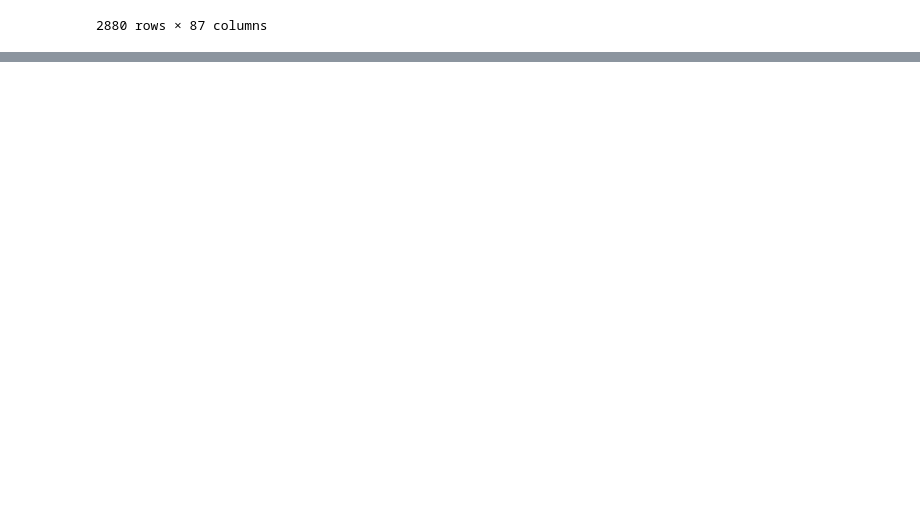
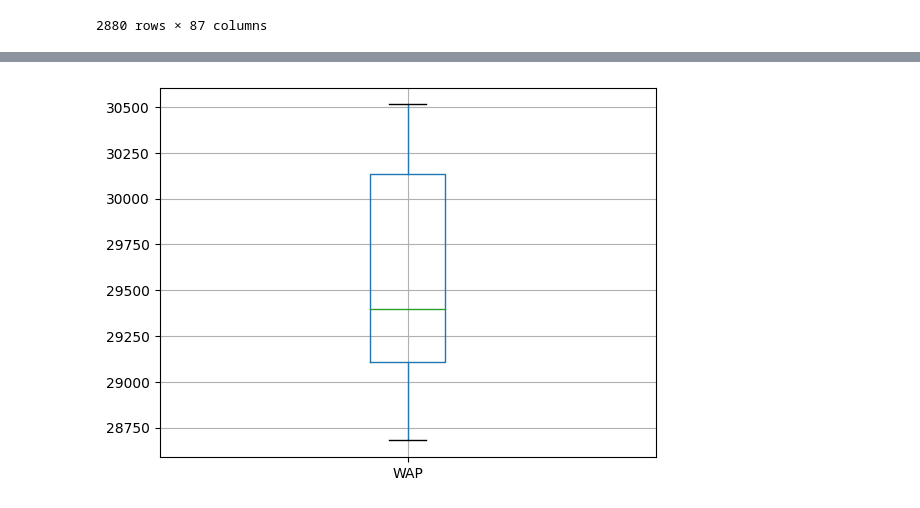
Before and after one commit to abefarkas/Thalassa_Regime_Classifier, a Jupyter notebook: Updated_Data.ipynb, the cells around one changed output, grey strips where cells are left out. Saved outputs shown, nothing was run; the diff lists cells and outputs as text; code cells hidden in the pictures; blank space fills up the shorter version.

```diff
--- a/Updated_Data.ipynb
+++ b/Updated_Data.ipynb
@@ -102,0 +169,4 @@ data
+# %%
+data[['WAP']].boxplot();
+# %% [output]
+[figure, added]
```
Also changed, not shown: parts of 18 cells of this notebook.
